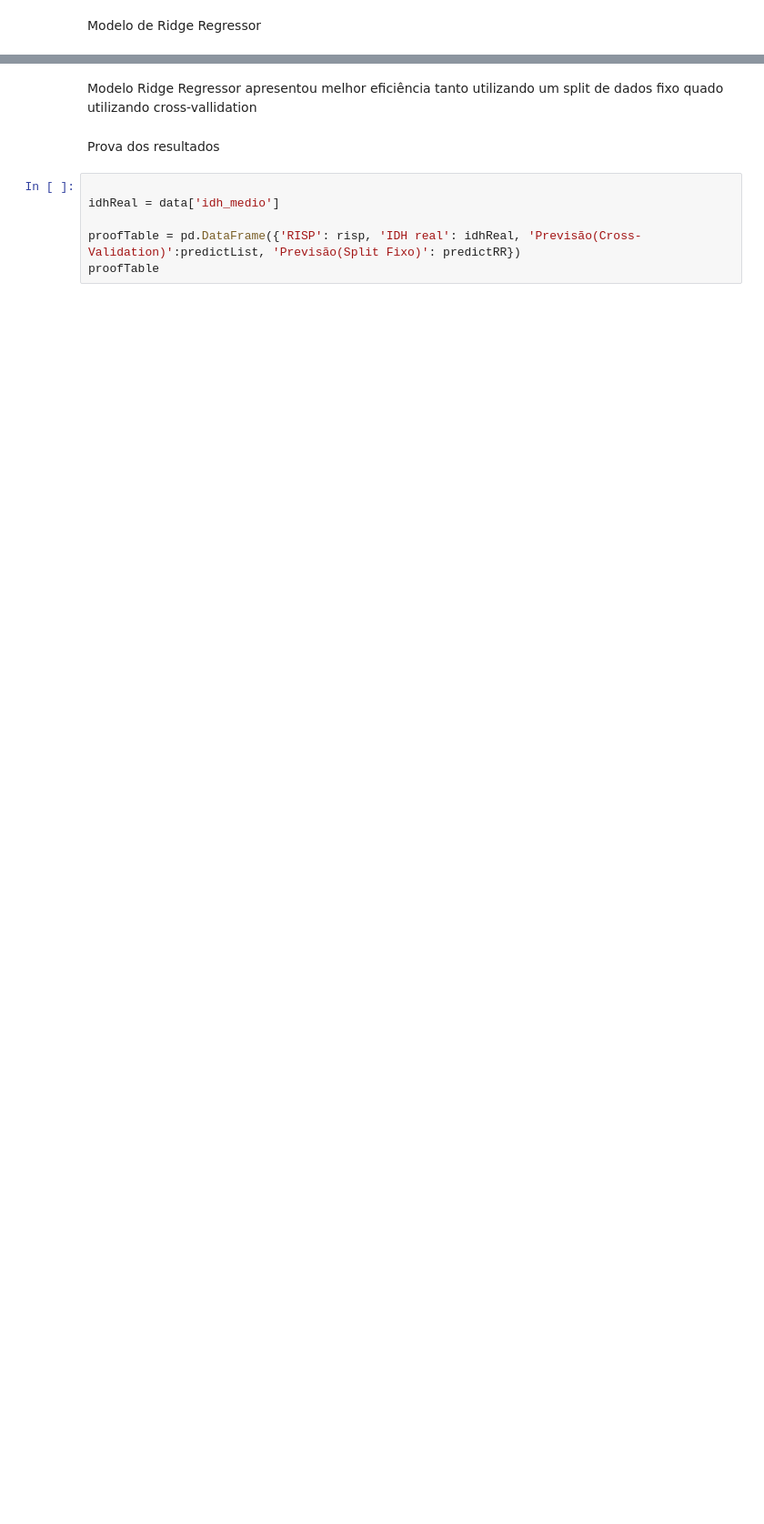
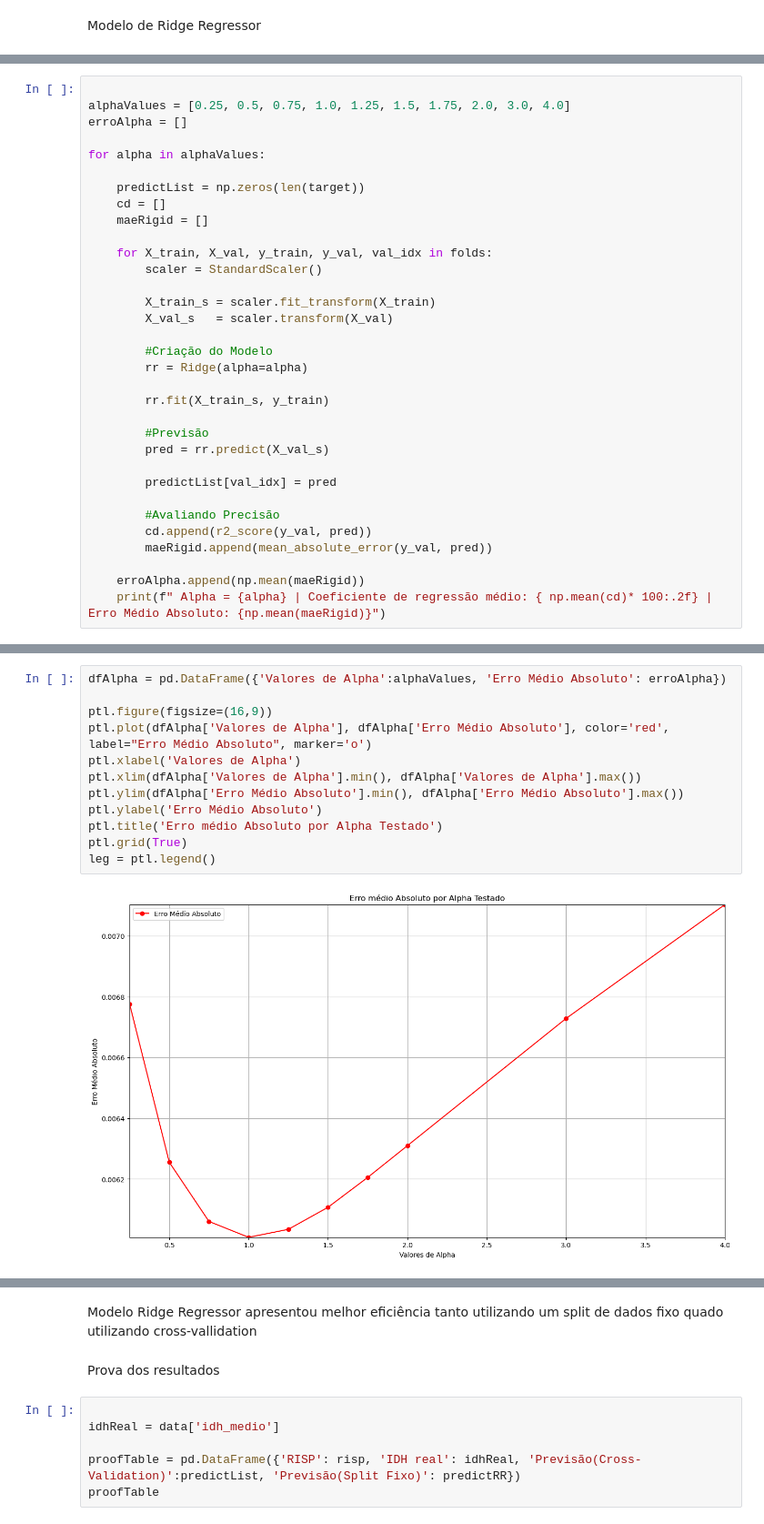
Before and after one commit to jvrezendem/Modelo-Preditivo-Socioecon-mico, a Jupyter notebook: notebooks/modeloPreditivo.ipynb, the cells around one changed output, grey strips where cells are left out. Shown at 91% size. Drawn from its saved outputs; the diff is of its cells as text; blank space fills up the shorter version.

```diff
--- a/notebooks/modeloPreditivo.ipynb
+++ b/notebooks/modeloPreditivo.ipynb
@@ -427,0 +428,33 @@ Desvio padrão: 0.0016873731036947896
+# %%
+
+alphaValues = [0.25, 0.5, 0.75, 1.0, 1.25, 1.5, 1.75, 2.0, 3.0, 4.0]
+erroAlpha = []
+
+for alpha in alphaValues:
+
+    predictList = np.zeros(len(target))
+    cd = []
+    maeRigid = []
+
+    for X_train, X_val, y_train, y_val, val_idx in folds:
+        scaler = StandardScaler()
+
+        X_train_s = scaler.fit_transform(X_train)
+        X_val_s   = scaler.transform(X_val)
+
+        #Criação do Modelo
+        rr = Ridge(alpha=alpha)
+
+        rr.fit(X_train_s, y_train)
+
+        #Previsão
+        pred = rr.predict(X_val_s)
+
+        predictList[val_idx] = pred
+
+        #Avaliando Precisão
+        cd.append(r2_score(y_val, pred))
+        maeRigid.append(mean_absolute_error(y_val, pred))
+
+    erroAlpha.append(np.mean(maeRigid))
+    print(f" Alpha = {alpha} | Coeficiente de regressão médio: { np.mean(cd)* 100:.2f} | Erro Médio Absoluto: {np.mean(maeRigid)}")
@@ -427,0 +472,14 @@ Desvio padrão: 0.0016873731036947896
+# %%
+dfAlpha = pd.DataFrame({'Valores de Alpha':alphaValues, 'Erro Médio Absoluto': erroAlpha})
+
+ptl.figure(figsize=(16,9))
+ptl.plot(dfAlpha['Valores de Alpha'], dfAlpha['Erro Médio Absoluto'], color='red', label="Erro Médio Absoluto", marker='o')
+ptl.xlabel('Valores de Alpha')
+ptl.xlim(dfAlpha['Valores de Alpha'].min(), dfAlpha['Valores de Alpha'].max())
+ptl.ylim(dfAlpha['Erro Médio Absoluto'].min(), dfAlpha['Erro Médio Absoluto'].max())
+ptl.ylabel('Erro Médio Absoluto')
+ptl.title('Erro médio Absoluto por Alpha Testado')
+ptl.grid(True)
+leg = ptl.legend()
+# %% [output]
+[figure, added]
```
Also changed, not shown: parts of 16 cells of this notebook, 12 other files.
